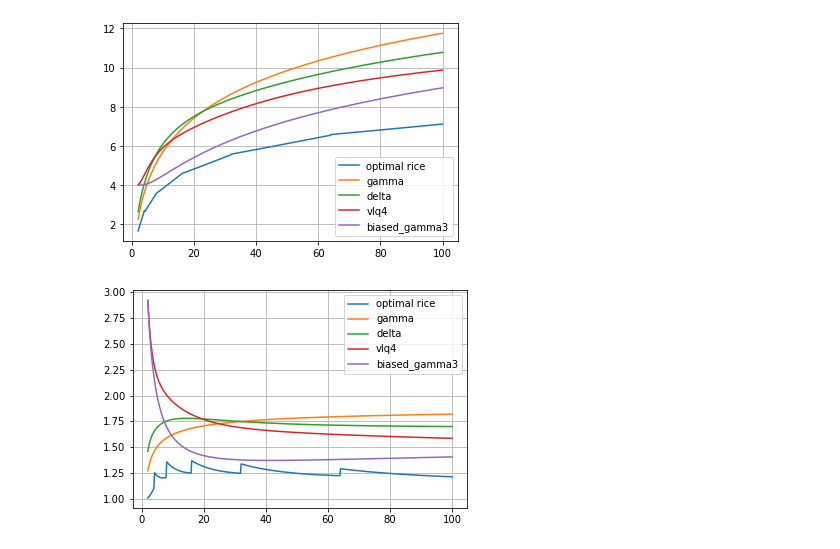
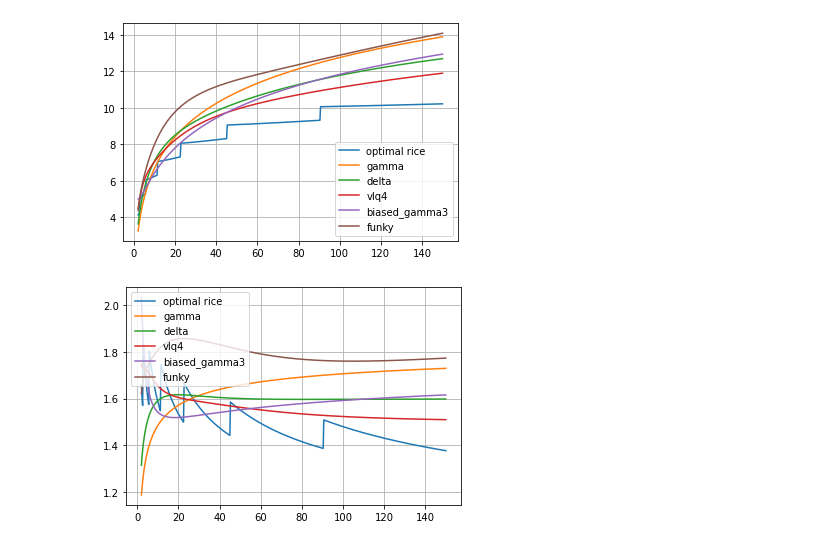
Before and after one commit to bluecube/tablog, a Jupyter notebook: jupyter/encoders.ipynb, the cells around one changed output. Drawn from its saved outputs; the diff is of its cells as text; code cells hidden in the pictures.

```diff
--- a/jupyter/encoders.ipynb
+++ b/jupyter/encoders.ipynb
@@ -18,11 +25,17 @@ def biased_gamma(x, k):
+# %%
+def funky(x, _):
+    l = numpy.floor(numpy.log2(x)) + 1
+    l2 = numpy.ceil(numpy.log2(l))
+    return l2 + 1 + 2**l2 + 1
 # %%
 bits = {
     "optimal rice": optimal_rice,
-    "gamma": lambda x, p: 1 + 2 * numpy.floor(numpy.log2(x)),
-    "delta": lambda x, p: 1 + numpy.floor(numpy.log2(x)) + 2 * numpy.floor(numpy.log2(numpy.floor(numpy.log2(x)) + 1)),
-    "vlq4": lambda x, p: 4 * (numpy.floor(numpy.log2(x) / 3) + 1),
+    "gamma": lambda x, p: 1 + 2 * numpy.floor(numpy.log2(x)) + 1,
+    "delta": lambda x, p: 1 + numpy.floor(numpy.log2(x)) + 2 * numpy.floor(numpy.log2(numpy.floor(numpy.log2(x)) + 1)) + 1,
+    "vlq4": lambda x, p: 4 * (((numpy.floor(numpy.log2(x)) + 1) // 3) + 1),
     #"vlq": lambda x, p:8  * (numpy.floor(numpy.log2(x) / 7) + 1),
     "biased_gamma3": lambda x, p: biased_gamma(x, 3),
+    "funky": funky
 }
 # %%
 def total_bits(encoding, p):
@@ -37,7 +50,7 @@ def total_bits(encoding, p):
 
     return expected_bits
 # %%
-ps = 1 / numpy.linspace(2, 100, 500)
+ps = 1 / numpy.linspace(2, 150, 500)
 
 for name, encoding in bits.items():
     values = total_bits(encoding, ps)
@@ -47,7 +60,7 @@ plt.legend()
 plt.grid()
 plt.show()
 # %% [output]
-[figure, old version]
+[figure, new version]
 # %%
 def relative_bits(encoding, p):
     xs = numpy.arange(1, 10000)
@@ -56,20 +69,20 @@ def relative_bits(encoding, p):
     #a = geometric_pmf(p, xs) * encoding(xs)
     probabilities = geometric_pmf(p, xs)
     encoded_bit_lengths = encoding(xs, p)
-    optimal_bit_lengths = numpy.floor(numpy.log2(xs)) + 1
+    optimal_bit_lengths = numpy.floor(numpy.log2(xs)) + 1 + 1
 
     relative_bits = numpy.sum(probabilities * encoded_bit_lengths / optimal_bit_lengths, axis=0) / numpy.sum(probabilities, axis=0)
 
     return relative_bits
 # %%
-ps = 1 / numpy.linspace(2, 100, 500)
+ps = 1 / numpy.linspace(2, 150, 500)
 
 for name, encoding in bits.items():
     values = relative_bits(encoding, ps)
     plt.plot(1/ps, values, label=name)
 
 plt.legend()
 plt.grid()
 plt.show()
 # %% [output]
-[figure, old version]
+[figure, new version]
```
Also changed, not shown: parts of 3 cells of this notebook.
